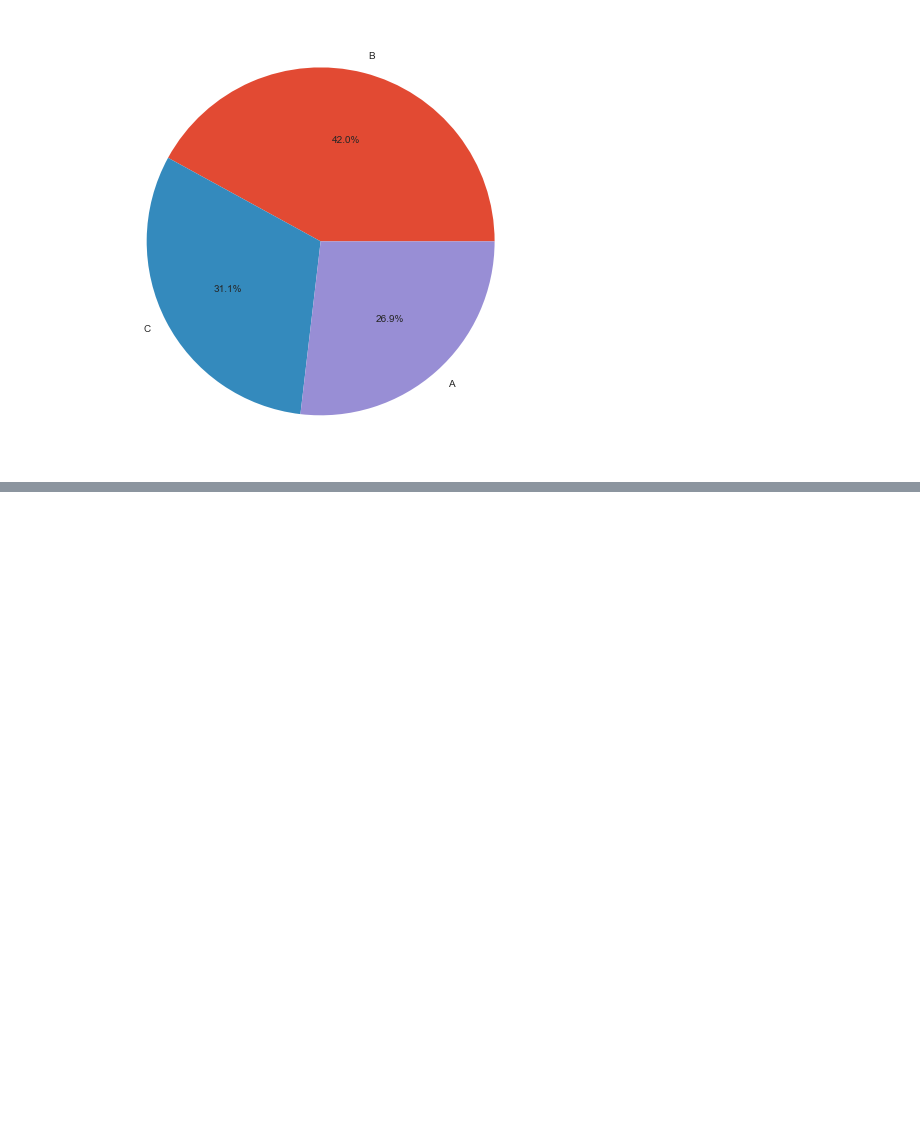
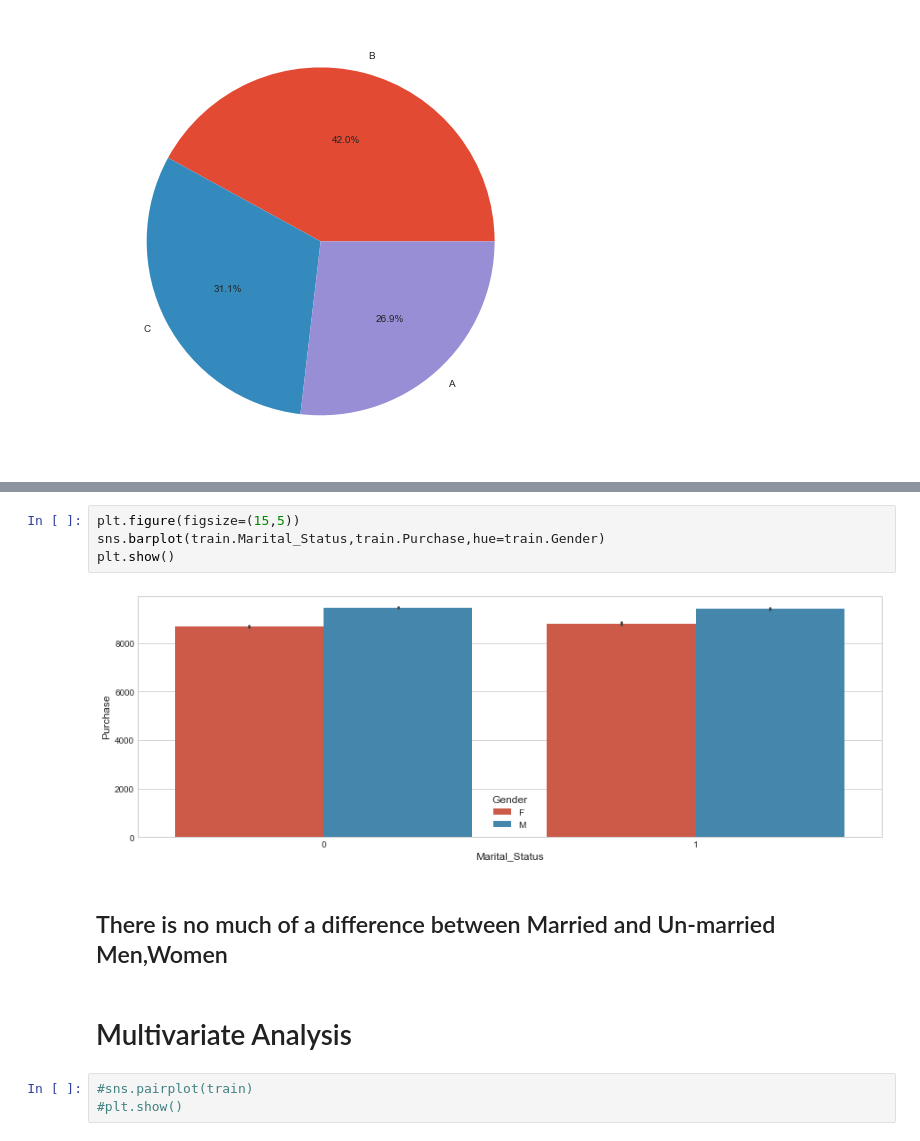
Before and after one commit to vishuvardhan16/Black-Friday-Sales-Prediction, a Jupyter notebook: Black Friday Sales Prediction.ipynb, the cells around one changed output, grey strips where cells are left out. Cells and saved outputs as stored; diff of their text form; blank space fills up the shorter version.

```diff
--- a/Black Friday Sales Prediction.ipynb
+++ b/Black Friday Sales Prediction.ipynb
@@ -175,0 +230,13 @@ plt.show()
+# %%
+plt.figure(figsize=(15,5))
+sns.barplot(train.Marital_Status,train.Purchase,hue=train.Gender)
+plt.show()
+# %% [output]
+[figure, added]
+# %% [markdown]
+## There is no much of a difference between Married and Un-married Men,Women
+# %% [markdown]
+# Multivariate Analysis
+# %%
+#sns.pairplot(train)
+#plt.show()
```
Also changed, not shown: parts of 71 cells of this notebook, 1 other file.
